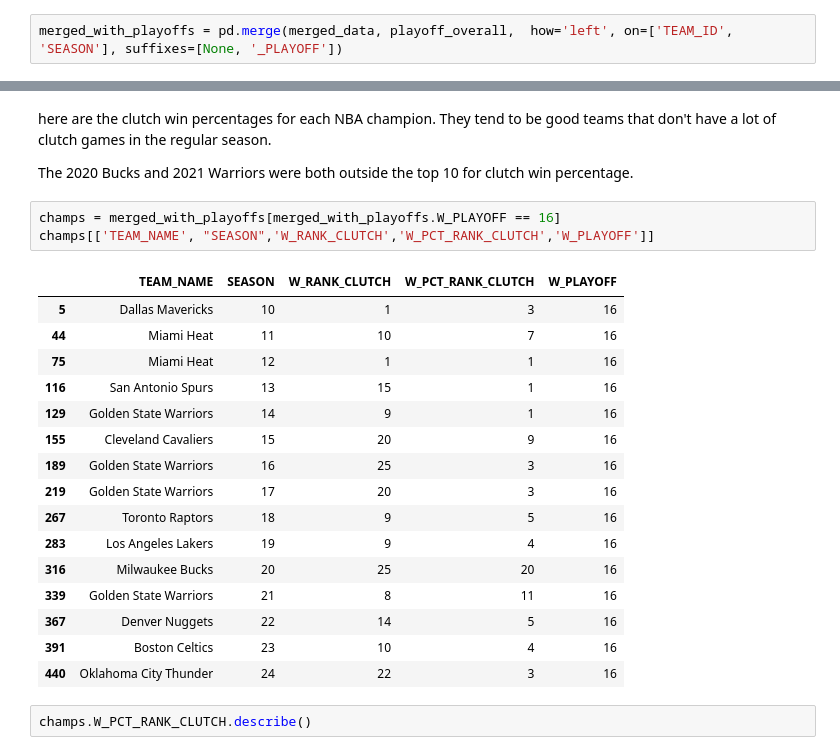
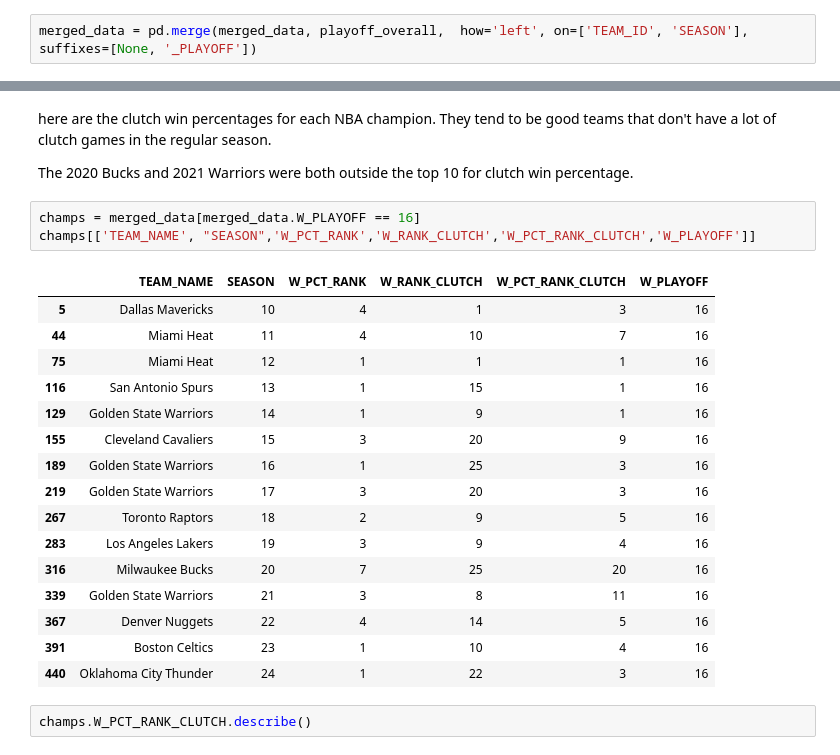
Before and after one commit to csdurfee/csdurfee.github.io, a Jupyter notebook: notebooks/nba-clutch-stats.ipynb, the cells around one changed output, grey strips where cells are left out. Cells and saved outputs as stored; diff of their text form.

```diff
--- a/notebooks/nba-clutch-stats.ipynb
+++ b/notebooks/nba-clutch-stats.ipynb
@@ -184,5 +184,5 @@ Index(['TEAM_ID', 'TEAM_NAME', 'GP', 'W', 'L', 'W_PCT', 'MIN', 'E_OFF_RATING',
 # %%
 merged_data = pd.merge(overall_data, clutch_data,  on=['TEAM_ID', 'SEASON'], suffixes=[None, '_CLUTCH'])
 # %%
-merged_with_playoffs = pd.merge(merged_data, playoff_overall,  how='left', on=['TEAM_ID', 'SEASON'], suffixes=[None, '_PLAYOFF'])
+merged_data = pd.merge(merged_data, playoff_overall,  how='left', on=['TEAM_ID', 'SEASON'], suffixes=[None, '_PLAYOFF'])
 # %%
@@ -347,25 +325,25 @@ here are the clutch win percentages for each NBA champion. They tend to be good
 
 The 2020 Bucks and 2021 Warriors were both outside the top 10 for clutch win percentage.
 # %%
-champs = merged_with_playoffs[merged_with_playoffs.W_PLAYOFF == 16]
-champs[['TEAM_NAME', "SEASON",'W_RANK_CLUTCH','W_PCT_RANK_CLUTCH','W_PLAYOFF']]
+champs = merged_data[merged_data.W_PLAYOFF == 16]
+champs[['TEAM_NAME', "SEASON",'W_PCT_RANK','W_RANK_CLUTCH','W_PCT_RANK_CLUTCH','W_PLAYOFF']]
 # %% [output]
-|  | TEAM_NAME | SEASON | W_RANK_CLUTCH | W_PCT_RANK_CLUTCH | W_PLAYOFF |
-| 5 | Dallas Mavericks | 10 | 1 | 3 | 16 |
-| 44 | Miami Heat | 11 | 10 | 7 | 16 |
-| 75 | Miami Heat | 12 | 1 | 1 | 16 |
-| 116 | San Antonio Spurs | 13 | 15 | 1 | 16 |
-| 129 | Golden State Warriors | 14 | 9 | 1 | 16 |
-| 155 | Cleveland Cavaliers | 15 | 20 | 9 | 16 |
-| 189 | Golden State Warriors | 16 | 25 | 3 | 16 |
-| 219 | Golden State Warriors | 17 | 20 | 3 | 16 |
-| 267 | Toronto Raptors | 18 | 9 | 5 | 16 |
-| 283 | Los Angeles Lakers | 19 | 9 | 4 | 16 |
-| 316 | Milwaukee Bucks | 20 | 25 | 20 | 16 |
-| 339 | Golden State Warriors | 21 | 8 | 11 | 16 |
-| 367 | Denver Nuggets | 22 | 14 | 5 | 16 |
-| 391 | Boston Celtics | 23 | 10 | 4 | 16 |
-| 440 | Oklahoma City Thunder | 24 | 22 | 3 | 16 |
+|  | TEAM_NAME | SEASON | W_PCT_RANK | W_RANK_CLUTCH | W_PCT_RANK_CLUTCH | W_PLAYOFF |
+| 5 | Dallas Mavericks | 10 | 4 | 1 | 3 | 16 |
+| 44 | Miami Heat | 11 | 4 | 10 | 7 | 16 |
+| 75 | Miami Heat | 12 | 1 | 1 | 1 | 16 |
+| 116 | San Antonio Spurs | 13 | 1 | 15 | 1 | 16 |
+| 129 | Golden State Warriors | 14 | 1 | 9 | 1 | 16 |
+| 155 | Cleveland Cavaliers | 15 | 3 | 20 | 9 | 16 |
+| 189 | Golden State Warriors | 16 | 1 | 25 | 3 | 16 |
+| 219 | Golden State Warriors | 17 | 3 | 20 | 3 | 16 |
+| 267 | Toronto Raptors | 18 | 2 | 9 | 5 | 16 |
+| 283 | Los Angeles Lakers | 19 | 3 | 9 | 4 | 16 |
+| 316 | Milwaukee Bucks | 20 | 7 | 25 | 20 | 16 |
+| 339 | Golden State Warriors | 21 | 3 | 8 | 11 | 16 |
+| 367 | Denver Nuggets | 22 | 4 | 14 | 5 | 16 |
+| 391 | Boston Celtics | 23 | 1 | 10 | 4 | 16 |
+| 440 | Oklahoma City Thunder | 24 | 1 | 22 | 3 | 16 |
 # %%
 champs.W_PCT_RANK_CLUTCH.describe()
 # %% [output]
```
Also changed, not shown: parts of 25 cells of this notebook, 3 other files.
